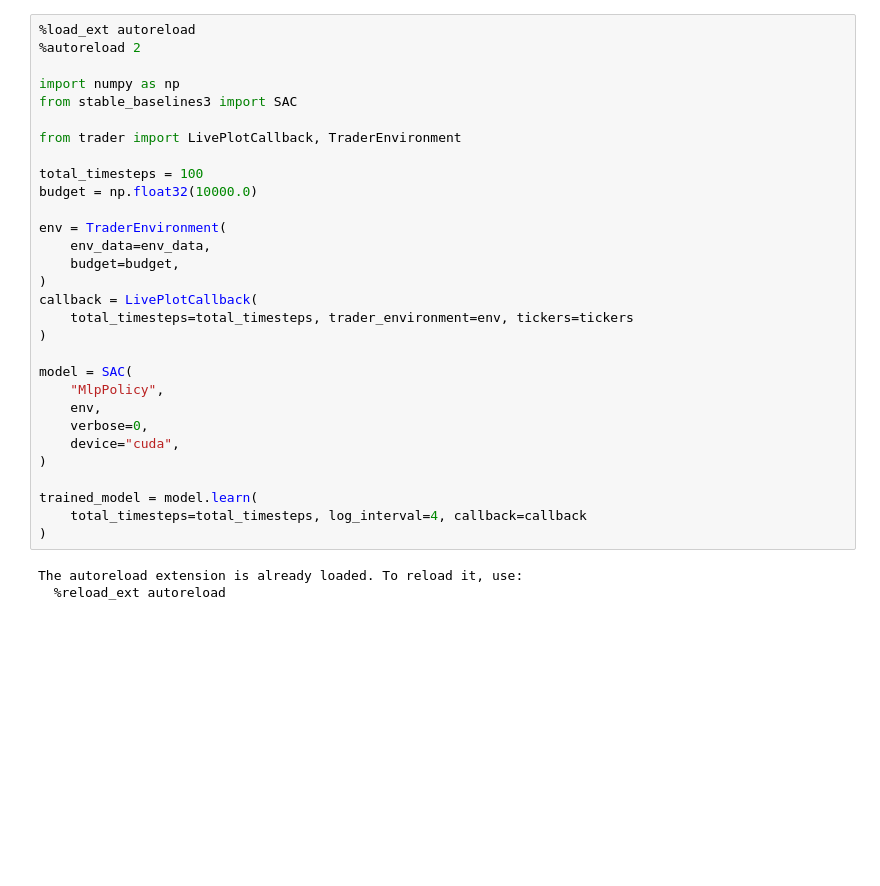
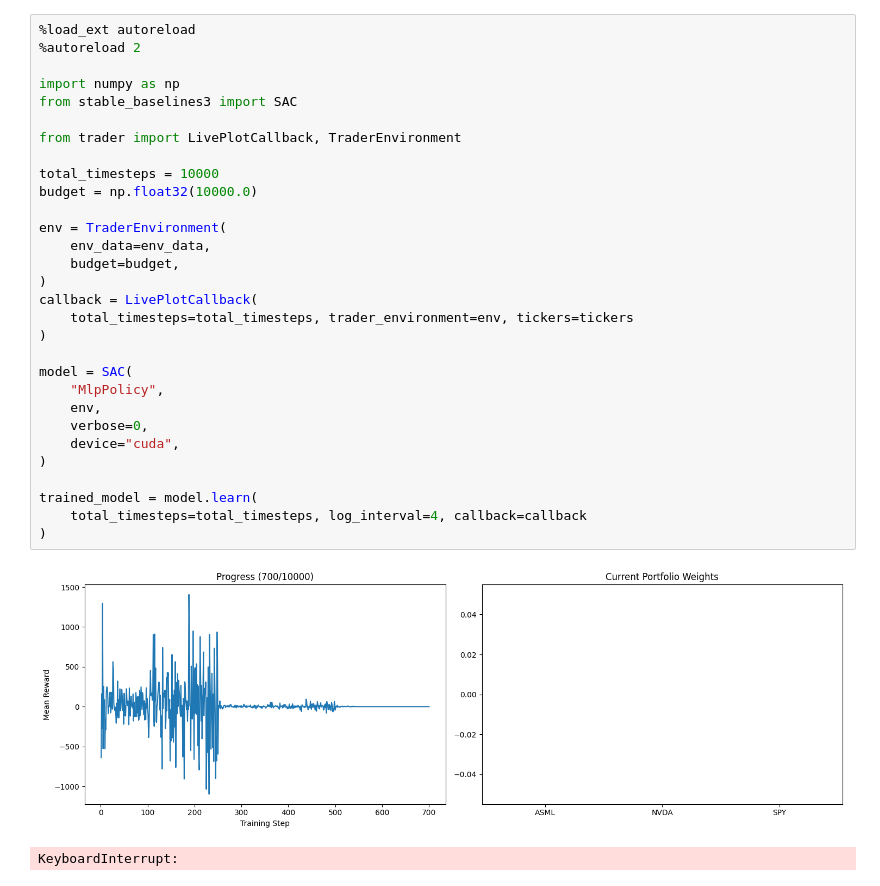
Before and after one commit to martijndjansen/reinforcement-learning-trader, a Jupyter notebook: notebooks/run-trader.ipynb, the cells around one changed output. Drawn from its saved outputs; the diff is of its cells as text; blank space fills up the shorter version.

```diff
--- a/notebooks/run-trader.ipynb
+++ b/notebooks/run-trader.ipynb
@@ -14,33 +12,33 @@ Audited 112 packages in 0.10ms
 # %%
 %load_ext autoreload
 %autoreload 2
 
 import numpy as np
 from stable_baselines3 import SAC
 
 from trader import LivePlotCallback, TraderEnvironment
 
-total_timesteps = 100
+total_timesteps = 10000
 budget = np.float32(10000.0)
 
 env = TraderEnvironment(
     env_data=env_data,
     budget=budget,
 )
 callback = LivePlotCallback(
     total_timesteps=total_timesteps, trader_environment=env, tickers=tickers
 )
 
 model = SAC(
     "MlpPolicy",
     env,
     verbose=0,
     device="cuda",
 )
 
 trained_model = model.learn(
     total_timesteps=total_timesteps, log_interval=4, callback=callback
 )
 # %% [output]
+[figure, added]
-The autoreload extension is already loaded. To reload it, use:
-  %reload_ext autoreload
+KeyboardInterrupt:
```
Also changed, not shown: parts of 1 cell of this notebook, 2 other files.
